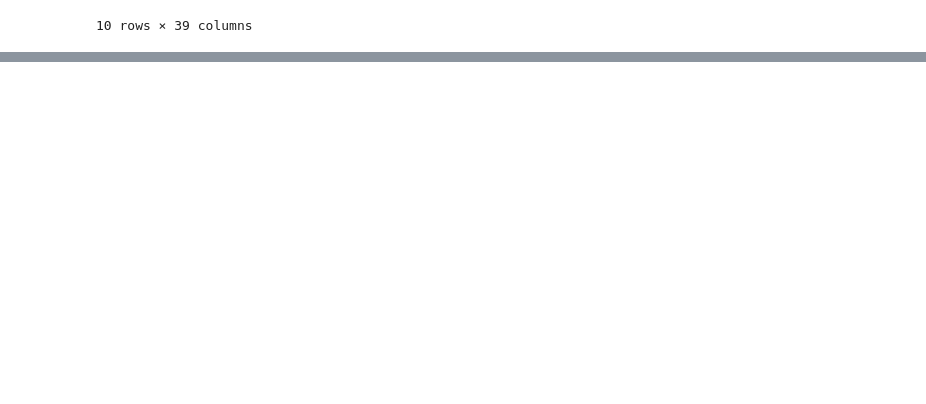
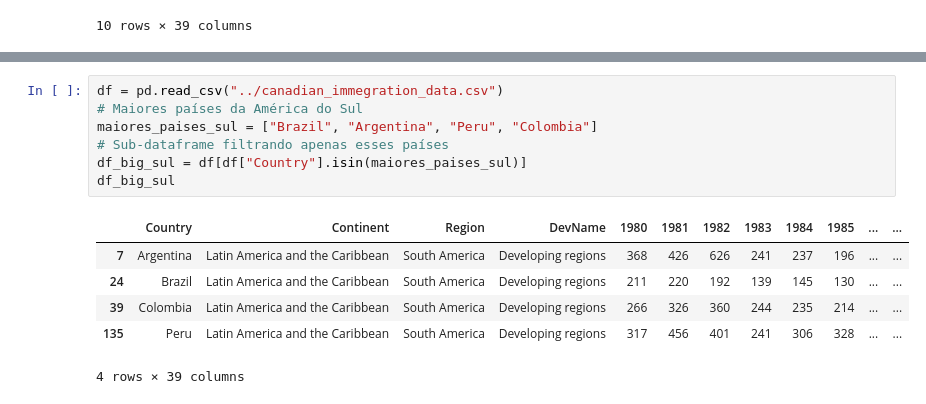
Before and after one commit to JuniorAlencar/Data_Science_Alura, a Jupyter notebook: jupyter/modulo4.ipynb, the cells around one changed output, grey strips where cells are left out. Cells and saved outputs as stored; diff of their text form; blank space fills up the shorter version.

```diff
--- a/jupyter/modulo4.ipynb
+++ b/jupyter/modulo4.ipynb
@@ -29,0 +130,14 @@ sns.barplot(data=top_10, y=top_10["Country"], x='Total', orient='h')
+# %%
+df = pd.read_csv("../canadian_immegration_data.csv")
+# Maiores países da América do Sul
+maiores_paises_sul = ["Brazil", "Argentina", "Peru", "Colombia"]
+# Sub-dataframe filtrando apenas esses países
+df_big_sul = df[df["Country"].isin(maiores_paises_sul)]
+df_big_sul
+# %% [output]
+|  | Country | Continent | Region | DevName | 1980 | 1981 | 1982 | 1983 | 1984 | 1985 | ... | ... |
+| 7 | Argentina | Latin America and the Caribbean | South America | Developing regions | 368 | 426 | 626 | 241 | 237 | 196 | ... | ... |
+| 24 | Brazil | Latin America and the Caribbean | South America | Developing regions | 211 | 220 | 192 | 139 | 145 | 130 | ... | ... |
+| 39 | Colombia | Latin America and the Caribbean | South America | Developing regions | 266 | 326 | 360 | 244 | 235 | 214 | ... | ... |
+| 135 | Peru | Latin America and the Caribbean | South America | Developing regions | 317 | 456 | 401 | 241 | 306 | 328 | ... | ... |
+4 rows × 39 columns
```
Also changed, not shown: parts of 6 cells of this notebook, 2 other files.
